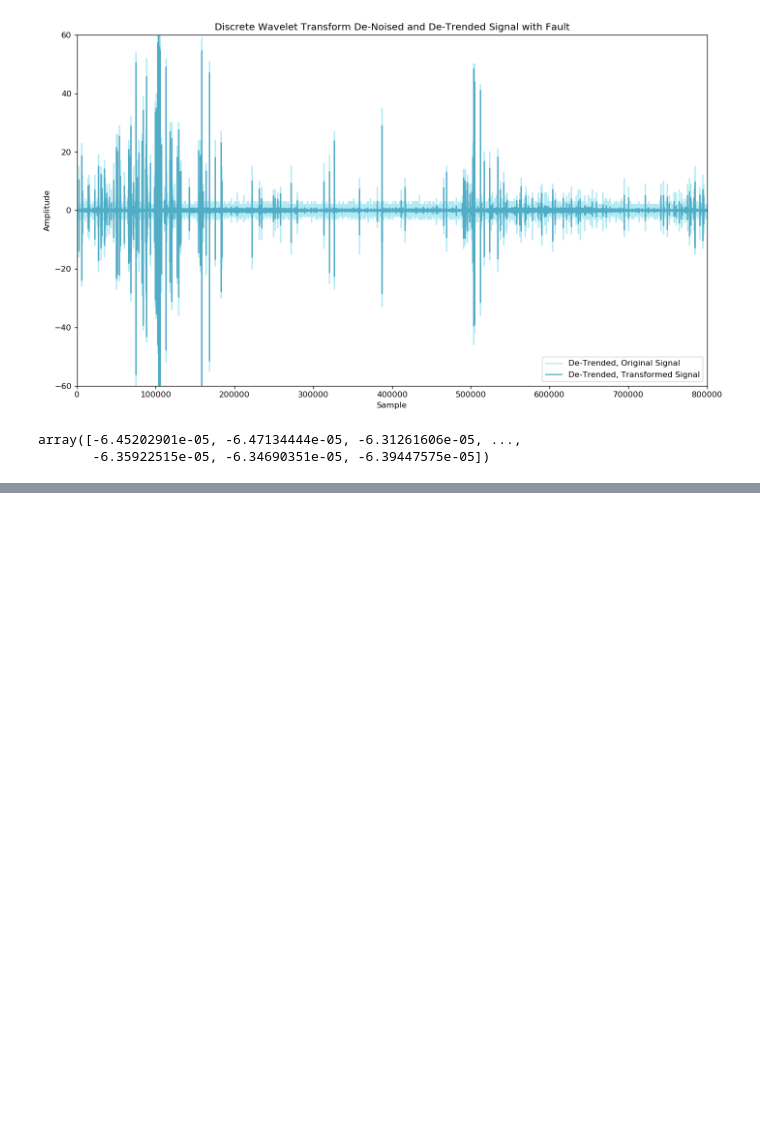
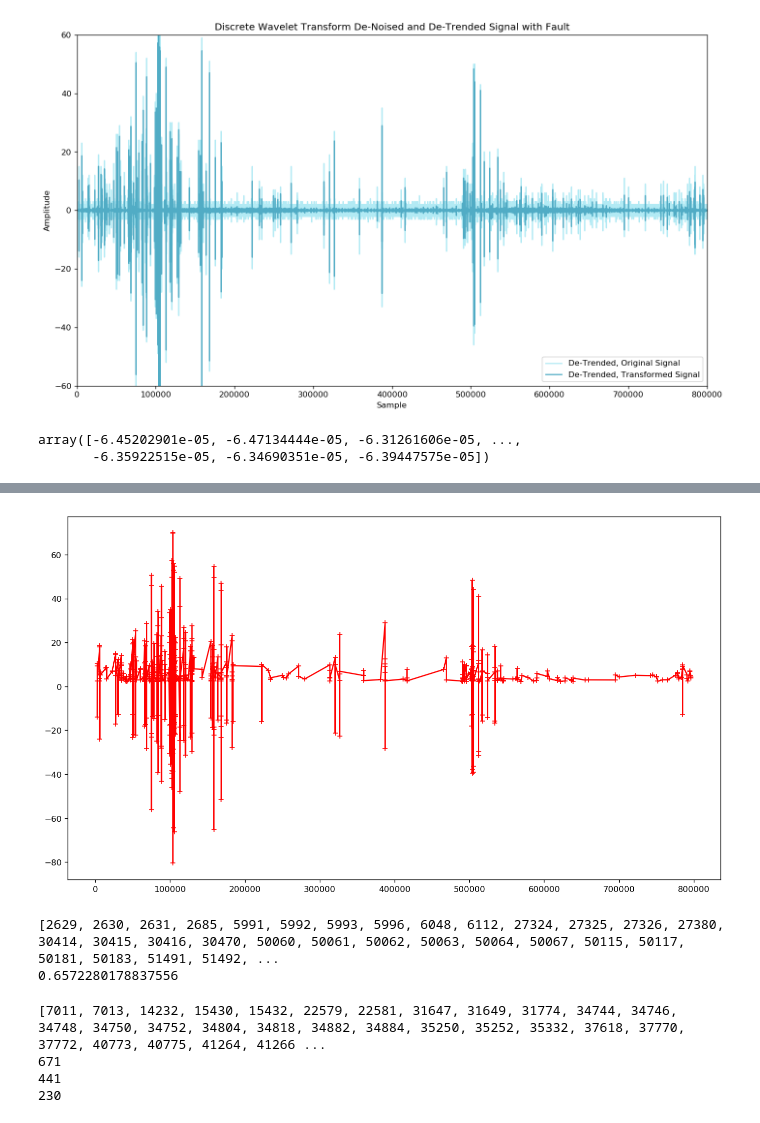
Before and after one commit to jeffreyegan/VSB_Power_Line_Fault_Detection, a Jupyter notebook: VSB_PowerLine_Faults_1.ipynb, the cells around one changed output, grey strips where cells are left out. Drawn from its saved outputs; the diff is of its cells as text; code cells hidden in the pictures; blank space fills up the shorter version.

```diff
--- a/VSB_PowerLine_Faults_1.ipynb
+++ b/VSB_PowerLine_Faults_1.ipynb
@@ -282,0 +328,51 @@ array([-0.05770041, -0.07152501, -0.04533435, ..., -0.01904333,
+# %%
+f, ax = plt.subplots(figsize=(14, 8), dpi= 120, facecolor='w', edgecolor='k')
+plt.plot(peak_indexes, signal[peak_indexes], marker="+", color="red", label="Peaks" )
+plt.show()
+# %% [output]
+[figure, added]
+# %%
+false_peak_indexes = []
+max_dist = 10
+max_pulseTrain = 500
+max_height_ratio = 0.25
+for pk in range(len(peak_indexes)-1):
+    if not peak_indexes[pk] in false_peak_indexes:
+        if (signal[peak_indexes[pk]] > 0 and signal[peak_indexes[pk+1]] < 0) and (peak_indexes[pk+1] - peak_indexes[pk]) < max_dist:
+            if min(abs(signal[peak_indexes[pk]]),abs(signal[peak_indexes[pk+1]]))/max(abs(signal[peak_indexes[pk]]),abs(signal[peak_indexes[pk+1]])) > max_height_ratio:
+                #false_peak_indexes.append(peak_indexes[pk])
+                #false_peak_indexes.append(peak_indexes[pk+1])
+                scrub = list(x for x in range(len(peak_indexes)) if peak_indexes[pk] <= peak_indexes[x] <= peak_indexes[pk]+max_pulseTrain)
+                for x in scrub:
+                    false_peak_indexes.append(peak_indexes[x])
+
+        if (signal[peak_indexes[pk]] < 0 and signal[peak_indexes[pk+1]] > 0) and (peak_indexes[pk+1] - peak_indexes[pk]) < max_dist:
+            if min(abs(signal[peak_indexes[pk]]),abs(signal[peak_indexes[pk+1]]))/max(abs(signal[peak_indexes[pk]]),abs(signal[peak_indexes[pk+1]])) > max_height_ratio:
+                #false_peak_indexes.append(peak_indexes[pk])
+                #false_peak_indexes.append(peak_indexes[pk+1])
+                scrub = list(x for x in range(len(peak_indexes)) if peak_indexes[pk] <= peak_indexes[x] <= peak_indexes[pk]+max_pulseTrain)
+                for x in scrub:
+                    false_peak_indexes.append(peak_indexes[x])
+
+
+
+print(false_peak_indexes)
+#false_peak_indexes = list(false_peak_indexes)
+#false_peak_indexes.sort()
+#false_peak_indexes
+print(len(false_peak_indexes)/len(peak_indexes))
+# %% [output]
+[2629, 2630, 2631, 2685, 5991, 5992, 5993, 5996, 6048, 6112, 27324, 27325, 27326, 27380, 30414, 30415, 30416, 30470, 50060, 50061, 50062, 50063, 50064, 50067, 50115, 50117, 50181, 50183, 51491, 51492, ...
+0.6572280178837556
+# %%
+true_peak_indexes = list(set(peak_indexes) - set(false_peak_indexes))
+true_peak_indexes.sort()
+print(true_peak_indexes)
+print(len(peak_indexes))
+print(len(false_peak_indexes))
+print(len(true_peak_indexes))
+# %% [output]
+[7011, 7013, 14232, 15430, 15432, 22579, 22581, 31647, 31649, 31774, 34744, 34746, 34748, 34750, 34752, 34804, 34818, 34882, 34884, 35250, 35252, 35332, 37618, 37770, 37772, 40773, 40775, 41264, 41266 ...
+671
+441
+230
```
Also changed, not shown: parts of 9 cells of this notebook, 12 other files.
